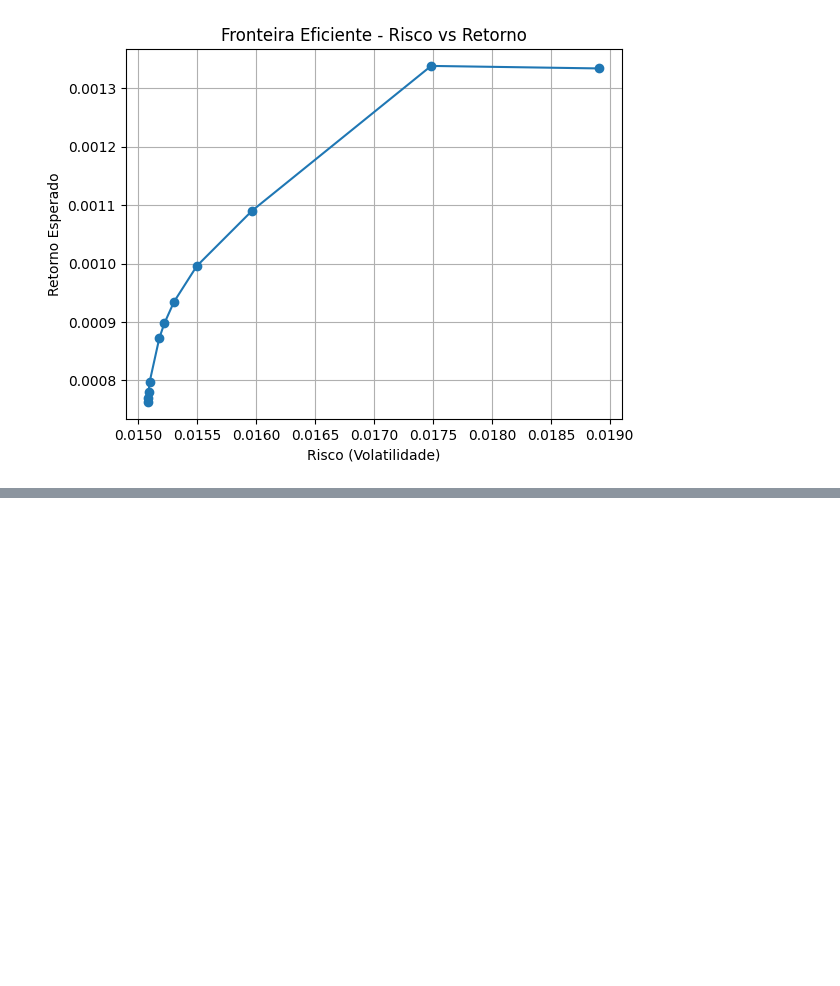
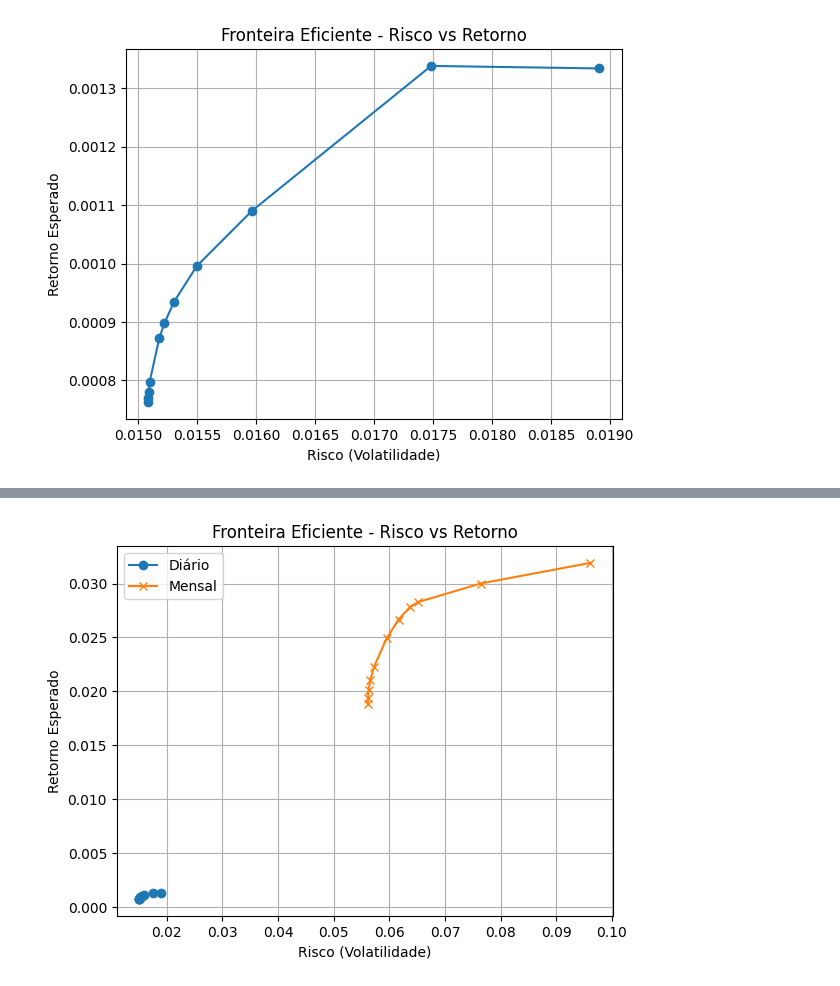
Before and after one commit to maronect/deep_learning_finance, a Jupyter notebook: notebooks/01-markowitz_optimization.ipynb, the cells around one changed output, grey strips where cells are left out. Cells and saved outputs as stored; diff of their text form; code cells hidden in the pictures; blank space fills up the shorter version.

```diff
--- a/notebooks/01-markowitz_optimization.ipynb
+++ b/notebooks/01-markowitz_optimization.ipynb
@@ -116,5 +122,5 @@ for nome, pesos in [("Sharpe", weights_sharpe), ("Markowitz", weights_markowitz)
 # %%
-markowitz_tradeoff(mean_returns, cov_matrix, interval=0.1)
+ret_list_daily, vol_list_daily= markowitz_tradeoff(mean_returns_daily, cov_matrix_daily, interval=0.1)
 # %% [output]
 [figure]
 # %%
@@ -123,0 +132,11 @@ markowitz_tradeoff(mean_returns, cov_matrix, interval=0.01)
+# %%
+plt.plot(vol_list_daily, ret_list_daily, marker='o', label='Diário')
+plt.plot(vol_list_monthly, ret_list_monthly, marker='x', label='Mensal')
+plt.title("Fronteira Eficiente - Risco vs Retorno")
+plt.xlabel("Risco (Volatilidade)")
+plt.ylabel("Retorno Esperado")
+plt.grid()
+plt.legend()
+plt.show()
+# %% [output]
+[figure, added]
```
Also changed, not shown: parts of 16 cells of this notebook, 1 other file.
